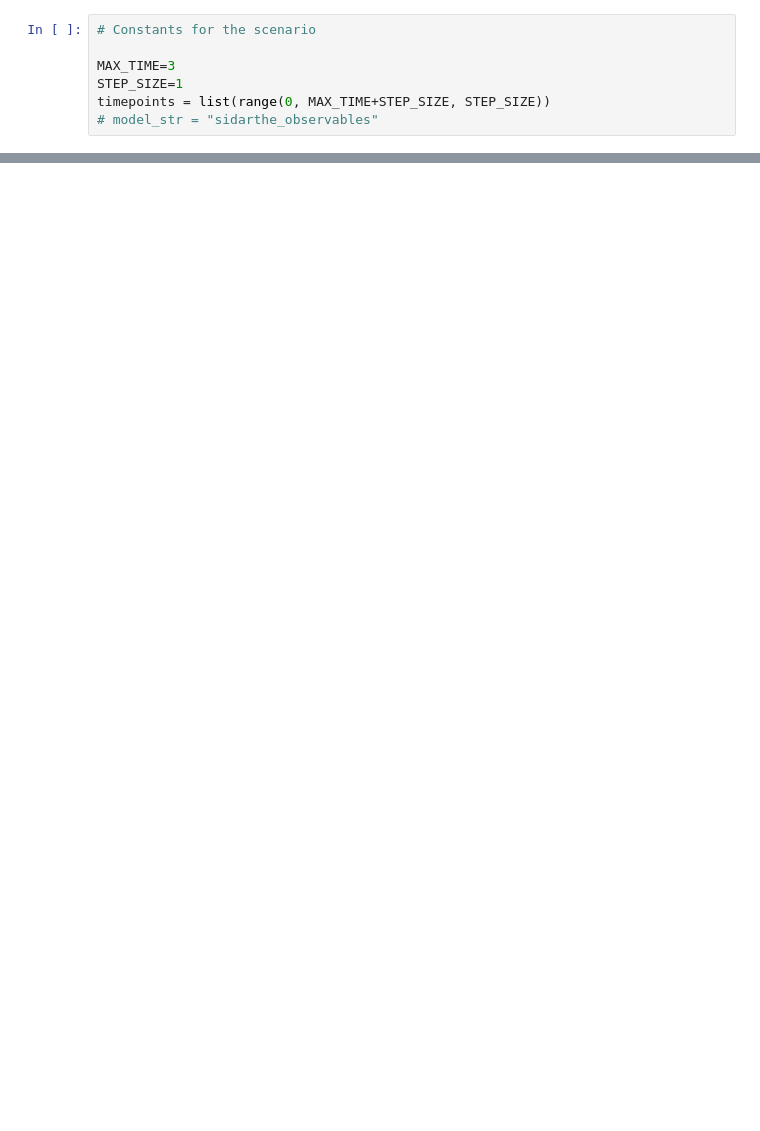
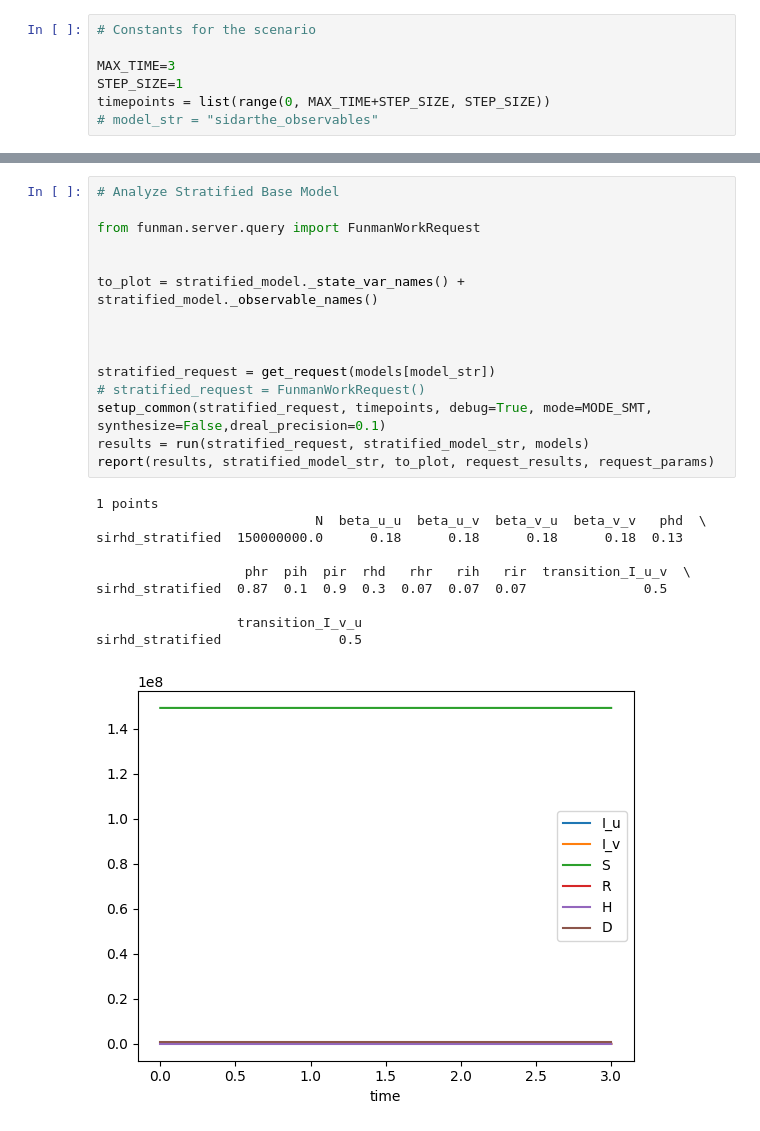
Before and after one commit to siftech/funman, a Jupyter notebook: notebooks/monthly-demos/funman_sep_2024_strat_abs.ipynb, the cells around one changed output, grey strips where cells are left out. Cells and saved outputs as stored; diff of their text form; blank space fills up the shorter version.

```diff
--- a/notebooks/monthly-demos/funman_sep_2024_strat_abs.ipynb
+++ b/notebooks/monthly-demos/funman_sep_2024_strat_abs.ipynb
@@ -170,2 +255,28 @@ m.to_dot()
 # %% [output]
 [drawing not drawn]
+# %%
+# Analyze Stratified Base Model
+
+from funman.server.query import FunmanWorkRequest
+
+
+to_plot = stratified_model._state_var_names() + stratified_model._observable_names()
+
+
+
+stratified_request = get_request(models[model_str])
+# stratified_request = FunmanWorkRequest()
+setup_common(stratified_request, timepoints, debug=True, mode=MODE_SMT, synthesize=False,dreal_precision=0.1)
+results = run(stratified_request, stratified_model_str, models)
+report(results, stratified_model_str, to_plot, request_results, request_params)
+# %% [output]
+1 points
+                            N  beta_u_u  beta_u_v  beta_v_u  beta_v_v   phd  \
+sirhd_stratified  150000000.0      0.18      0.18      0.18      0.18  0.13
+
+                   phr  pih  pir  rhd   rhr   rih   rir  transition_I_u_v  \
+sirhd_stratified  0.87  0.1  0.9  0.3  0.07  0.07  0.07               0.5
+
+                  transition_I_v_u
+sirhd_stratified               0.5
+[figure, added]
```
Also changed, not shown: parts of 9 cells of this notebook, 2 other files.
